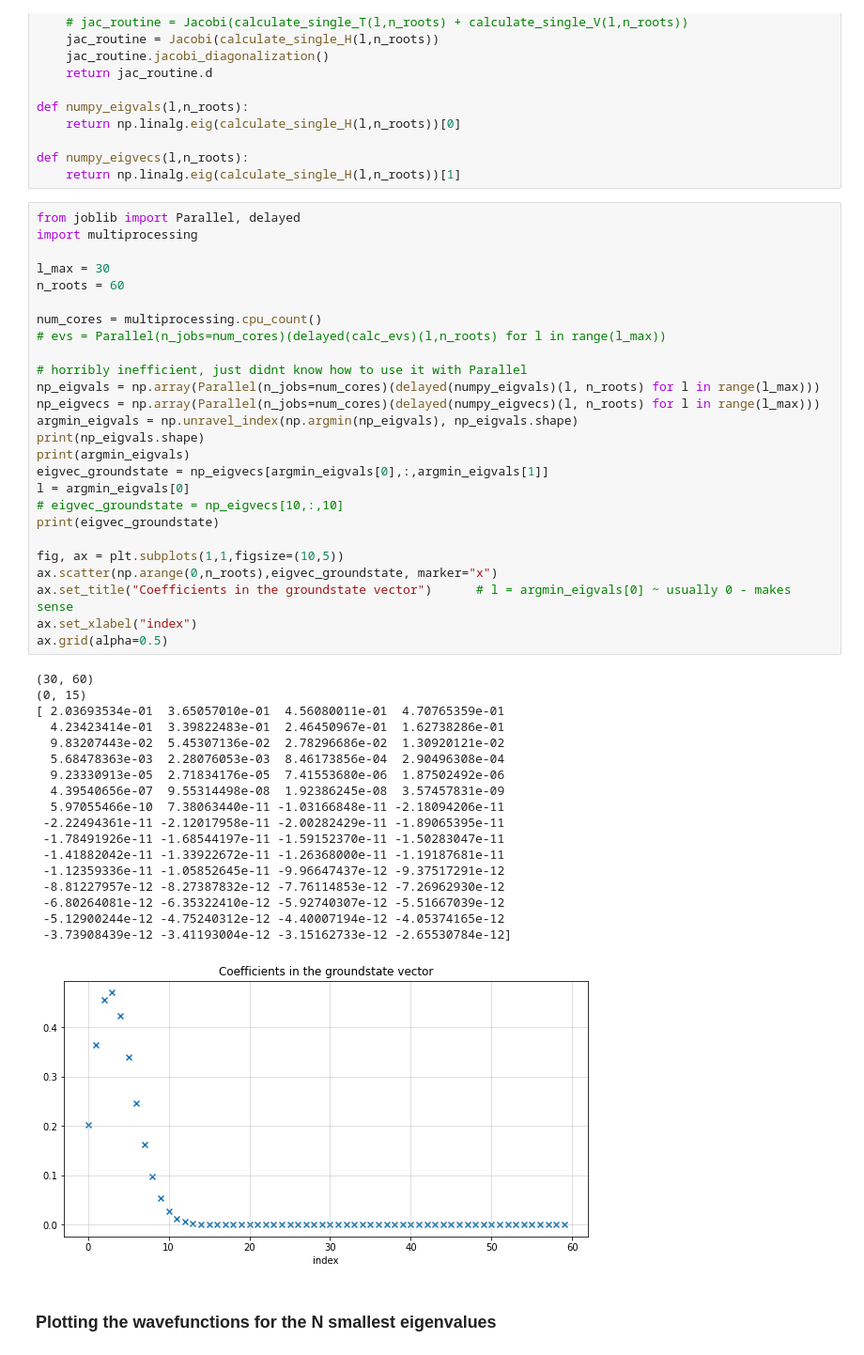
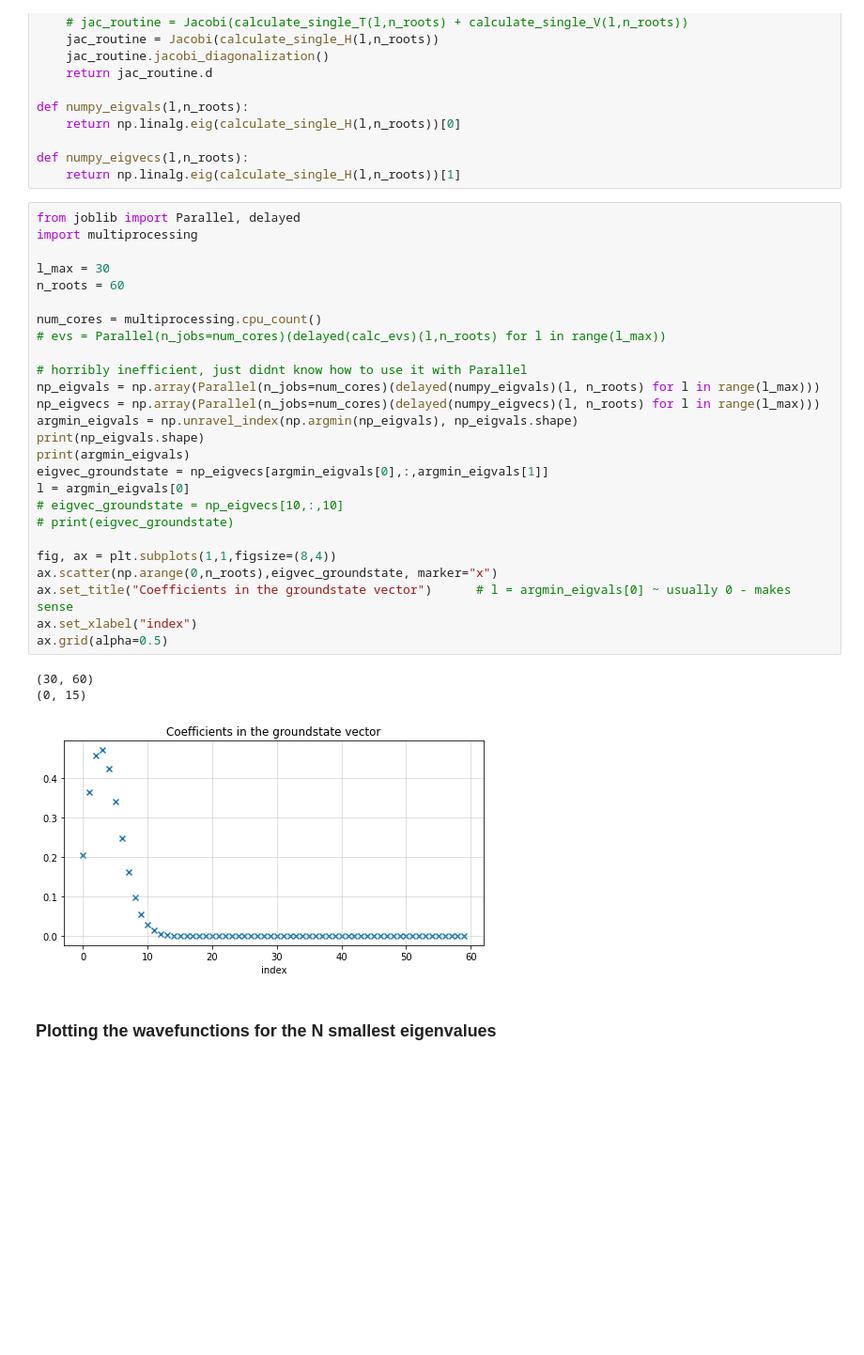
Before and after one commit to TobiLeitgeb/ComputationalPhysics_VO_code, a Jupyter notebook: main.ipynb, the cells around one changed output. Shown at 94% size. Saved outputs shown, nothing was run; the diff lists cells and outputs as text; blank space fills up the shorter version.

```diff
--- a/main.ipynb
+++ b/main.ipynb
@@ -324,48 +325,33 @@ def numpy_eigvecs(l,n_roots):
 # %%
 from joblib import Parallel, delayed
 import multiprocessing
 
 l_max = 30
 n_roots = 60
 
 num_cores = multiprocessing.cpu_count()
 # evs = Parallel(n_jobs=num_cores)(delayed(calc_evs)(l,n_roots) for l in range(l_max))
 
 # horribly inefficient, just didnt know how to use it with Parallel
 np_eigvals = np.array(Parallel(n_jobs=num_cores)(delayed(numpy_eigvals)(l, n_roots) for l in range(l_max)))
 np_eigvecs = np.array(Parallel(n_jobs=num_cores)(delayed(numpy_eigvecs)(l, n_roots) for l in range(l_max)))
 argmin_eigvals = np.unravel_index(np.argmin(np_eigvals), np_eigvals.shape)
 print(np_eigvals.shape)
 print(argmin_eigvals)
 eigvec_groundstate = np_eigvecs[argmin_eigvals[0],:,argmin_eigvals[1]]
 l = argmin_eigvals[0]
 # eigvec_groundstate = np_eigvecs[10,:,10]
-print(eigvec_groundstate)
+# print(eigvec_groundstate)
 
-fig, ax = plt.subplots(1,1,figsize=(10,5))
+fig, ax = plt.subplots(1,1,figsize=(8,4))
 ax.scatter(np.arange(0,n_roots),eigvec_groundstate, marker="x")
 ax.set_title("Coefficients in the groundstate vector")      # l = argmin_eigvals[0] ~ usually 0 - makes sense
 ax.set_xlabel("index")
 ax.grid(alpha=0.5)
 # %% [output]
 (30, 60)
 (0, 15)
-[ 2.03693534e-01  3.65057010e-01  4.56080011e-01  4.70765359e-01
-  4.23423414e-01  3.39822483e-01  2.46450967e-01  1.62738286e-01
-  9.83207443e-02  5.45307136e-02  2.78296686e-02  1.30920121e-02
-  5.68478363e-03  2.28076053e-03  8.46173856e-04  2.90496308e-04
-  9.23330913e-05  2.71834176e-05  7.41553680e-06  1.87502492e-06
-  4.39540656e-07  9.55314498e-08  1.92386245e-08  3.57457831e-09
-  5.97055466e-10  7.38063440e-11 -1.03166848e-11 -2.18094206e-11
- -2.22494361e-11 -2.12017958e-11 -2.00282429e-11 -1.89065395e-11
- -1.78491926e-11 -1.68544197e-11 -1.59152370e-11 -1.50283047e-11
- -1.41882042e-11 -1.33922672e-11 -1.26368000e-11 -1.19187681e-11
- -1.12359336e-11 -1.05852645e-11 -9.96647437e-12 -9.37517291e-12
- -8.81227957e-12 -8.27387832e-12 -7.76114853e-12 -7.26962930e-12
- -6.80264081e-12 -6.35322410e-12 -5.92740307e-12 -5.51667039e-12
- -5.12900244e-12 -4.75240312e-12 -4.40007194e-12 -4.05374165e-12
- -3.73908439e-12 -3.41193004e-12 -3.15162733e-12 -2.65530784e-12]
-[figure, old version]
+[figure, new version]
 # %% [markdown]
 ### Plotting the wavefunctions for the N smallest eigenvalues
 # %%
```
Also changed, not shown: parts of 12 cells of this notebook.
